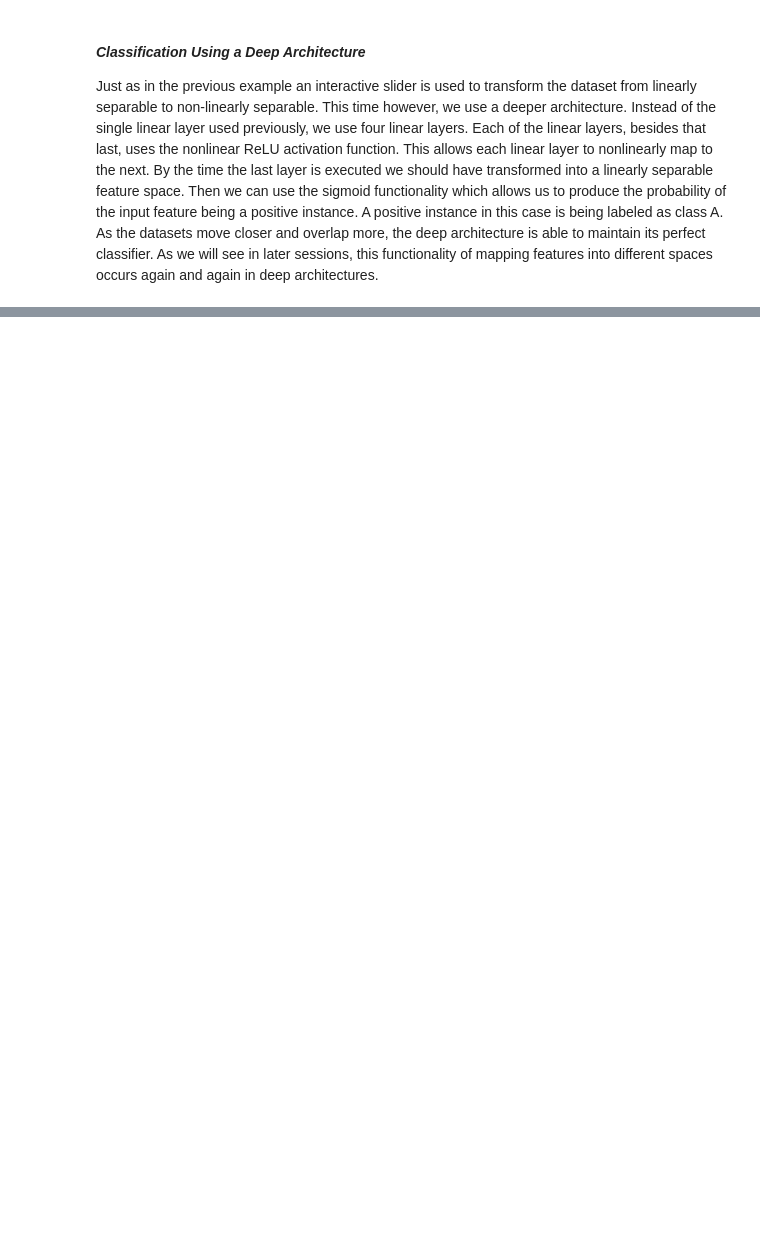
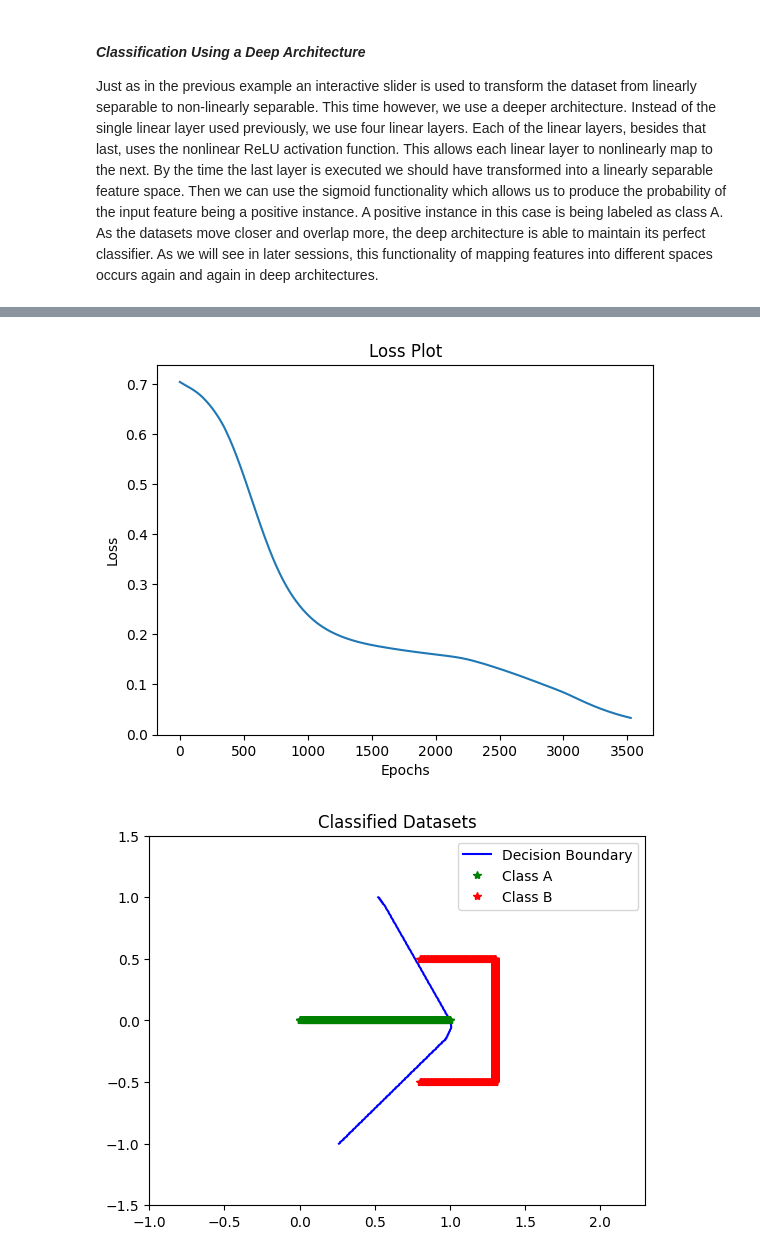
Before and after one commit to dylan-at-path/intro_applied_ml, a Jupyter notebook: sessions/Session_1_Foundations_of_ML_Part_One.ipynb, the cells around one changed output, grey strips where cells are left out. Cells and saved outputs as stored; diff of their text form; code cells hidden in the pictures; blank space fills up the shorter version.

```diff
--- a/sessions/Session_1_Foundations_of_ML_Part_One.ipynb
+++ b/sessions/Session_1_Foundations_of_ML_Part_One.ipynb
@@ -998,6 +1001,7 @@ def compute_mlp_classifier(distance):
   plt.show()
 
 # --- interactive plot ---
-interactive_plt = interactive(compute_mlp_classifier, distance=(0.0, 2.0))
-interactive_plt
+compute_mlp_classifier(0.3)
+# interactive_plt = interactive(compute_mlp_classifier, distance=(0.0, 2.0))
+# interactive_plt
 # %% [output]
@@ -1004,0 +1009,2 @@ interactive(children=(FloatSlider(value=1.0, description='distance', max=2.0), O
+[figure, added]
+[figure, added]
```
Also changed, not shown: parts of 7 cells of this notebook.
